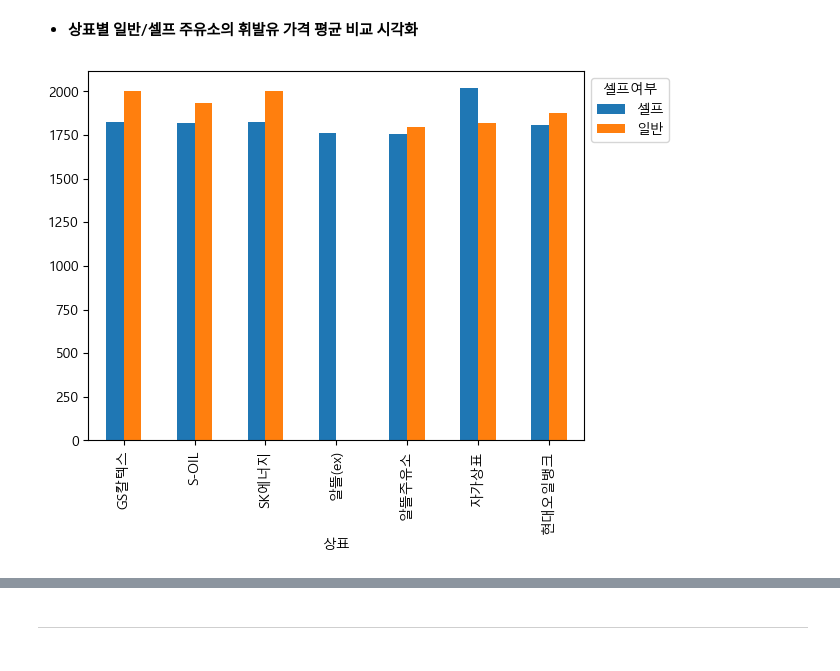
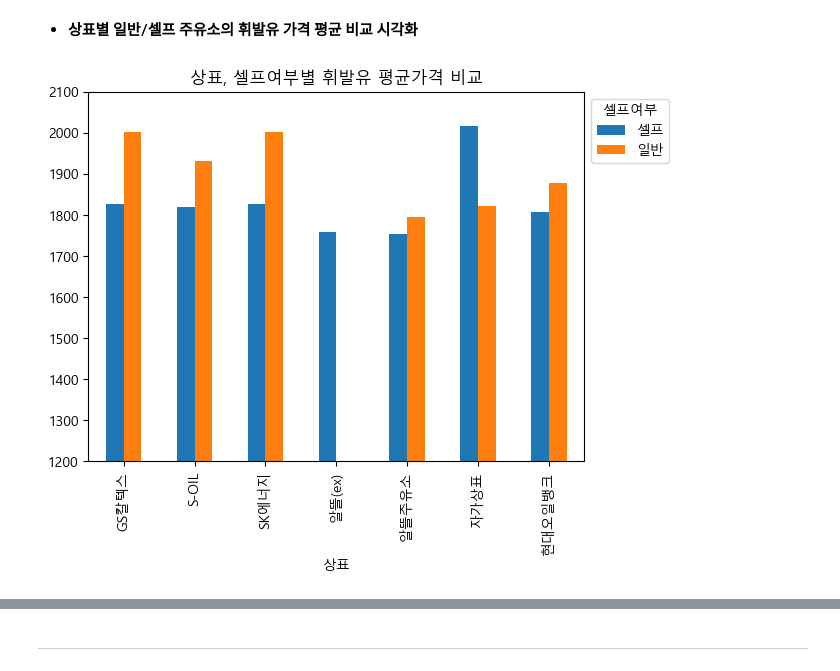
Before and after one commit to clerknek/PlayData, a Jupyter notebook: +실습/주유소가격 데이터 분석/주유소가격 데이터 분석.ipynb, the cells around one changed output, grey strips where cells are left out. Drawn from its saved outputs; the diff is of its cells as text; code cells hidden in the pictures.

```diff
--- a/+실습/주유소가격 데이터 분석/주유소가격 데이터 분석.ipynb
+++ b/+실습/주유소가격 데이터 분석/주유소가격 데이터 분석.ipynb
@@ -569,8 +607,8 @@ df_mean2
 # %% [markdown]
 - **상표별 일반/셀프 주유소의 휘발유 가격 평균 비교 시각화**
 # %%
-df_mean2.plot(kind='bar')
+df_mean2.plot(kind='bar', ylim=(1200, 2100), title='상표, 셀프여부별 휘발유 평균가격 비교')
 plt.legend(bbox_to_anchor=(1, 1), loc='upper left', title='셀프여부')
 plt.show()
 # %% [output]
-[figure, old version]
+[figure, new version]
```
Also changed, not shown: parts of 37 cells of this notebook, 1 other file.
